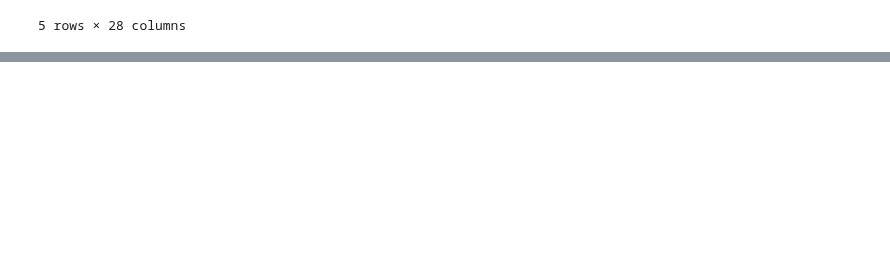
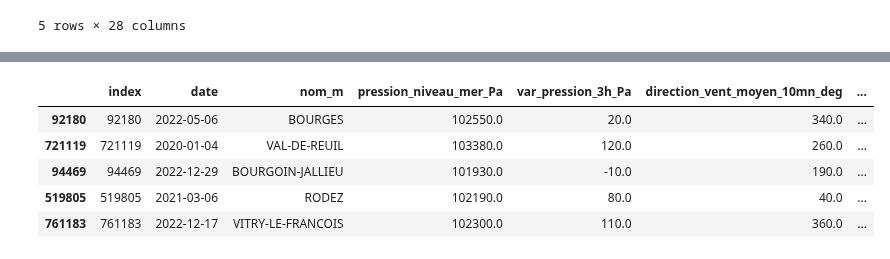
Before and after one commit to Antoine-Merienne/Projet-data-science-Mornand-Merienne, a Jupyter notebook: analyse_pollution_air.ipynb, the cells around one changed output, grey strips where cells are left out. Cells and saved outputs as stored; diff of their text form; code cells hidden in the pictures; blank space fills up the shorter version.

```diff
--- a/analyse_pollution_air.ipynb
+++ b/analyse_pollution_air.ipynb
@@ -421,0 +445,37 @@ TypeError: geometries have no minimum or maximum
+# %%
+X_t = final_gdf.loc[:,[
+    'date',
+    'nom_m',
+    'pression_niveau_mer_Pa',
+    'var_pression_3h_Pa',
+    'direction_vent_moyen_10mn_deg',
+    'vitesse_vent_moyen_10mn_m/s',
+    'temperature_K',
+    'humidite_%',
+    'visibilite_horizontale_m',
+    'precipitations_24h_mm'
+    ]].reset_index()
+
+X_t.replace('mq', np.nan, inplace=True)
+
+X_t = X_t.astype({
+    'pression_niveau_mer_Pa' : 'float',
+    'var_pression_3h_Pa' : 'float',
+    'direction_vent_moyen_10mn_deg' : 'float',
+    'vitesse_vent_moyen_10mn_m/s' : 'float',
+    'temperature_K' : 'float',
+    'humidite_%' : 'float',
+    'visibilite_horizontale_m' : 'float',
+    'precipitations_24h_mm'  : 'float'
+})
+
+X_t['date'] = pd.to_datetime(X_t['date'], errors='coerce')
+
+X_t.sample(5)
+# %% [output]
+|  | index | date | nom_m | pression_niveau_mer_Pa | var_pression_3h_Pa | direction_vent_moyen_10mn_deg | ... |
+| 92180 | 92180 | 2022-05-06 | BOURGES | 102550.0 | 20.0 | 340.0 | ... |
+| 721119 | 721119 | 2020-01-04 | VAL-DE-REUIL | 103380.0 | 120.0 | 260.0 | ... |
+| 94469 | 94469 | 2022-12-29 | BOURGOIN-JALLIEU | 101930.0 | -10.0 | 190.0 | ... |
+| 519805 | 519805 | 2021-03-06 | RODEZ | 102190.0 | 80.0 | 40.0 | ... |
+| 761183 | 761183 | 2022-12-17 | VITRY-LE-FRANCOIS | 102300.0 | 110.0 | 360.0 | ... |
```
Also changed, not shown: parts of 21 cells of this notebook.
